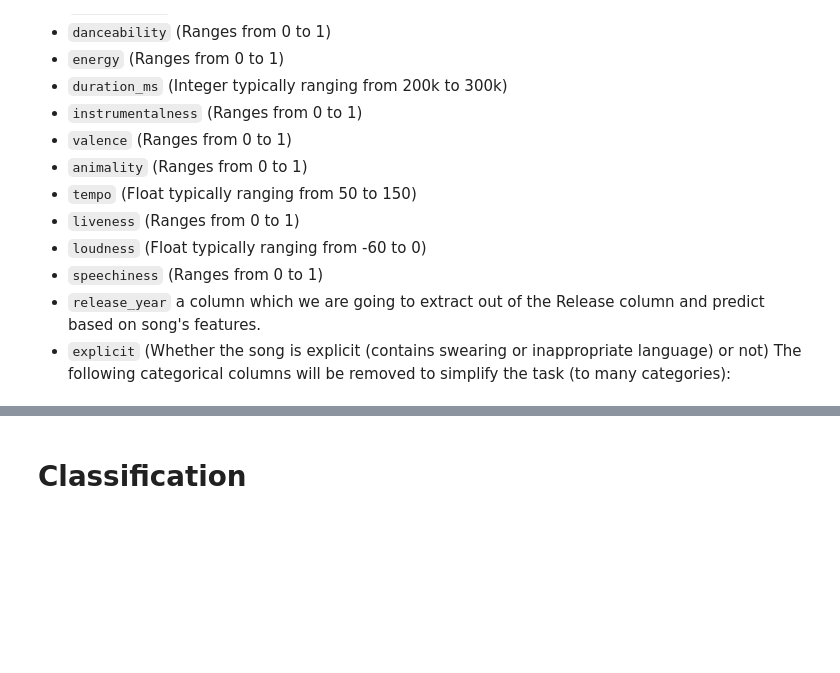
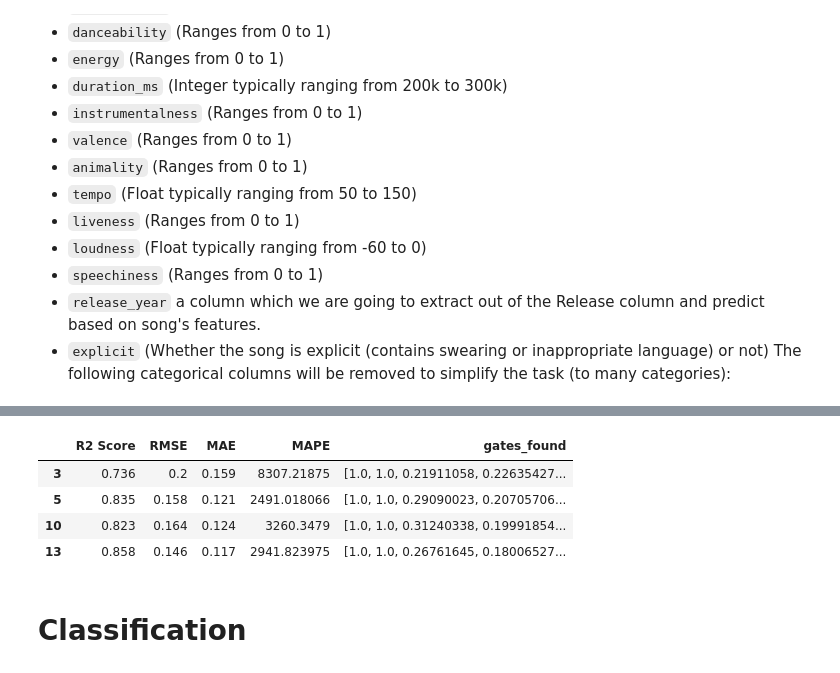
Before and after one commit to yonatanwies/GeometryOfInformation, a Jupyter notebook: 2nd_Milestone.ipynb, the cells around one changed output, grey strips where cells are left out. Cells and saved outputs as stored; diff of their text form; code cells hidden in the pictures; blank space fills up the shorter version.

```diff
--- a/2nd_Milestone.ipynb
+++ b/2nd_Milestone.ipynb
@@ -266,3 +310,11 @@ memory usage: 16.0 MB
+# %%
+spot_results_dict
+# %% [output]
+|  | R2 Score | RMSE | MAE | MAPE | gates_found |
+| 3 | 0.736 | 0.2 | 0.159 | 8307.21875 | [1.0, 1.0, 0.21911058, 0.22635427... |
+| 5 | 0.835 | 0.158 | 0.121 | 2491.018066 | [1.0, 1.0, 0.29090023, 0.20705706... |
+| 10 | 0.823 | 0.164 | 0.124 | 3260.3479 | [1.0, 1.0, 0.31240338, 0.19991854... |
+| 13 | 0.858 | 0.146 | 0.117 | 2941.823975 | [1.0, 1.0, 0.26761645, 0.18006527... |
 # %% [markdown]
 # Classification
 # %% [markdown]
```
Also changed, not shown: parts of 17 cells of this notebook.
